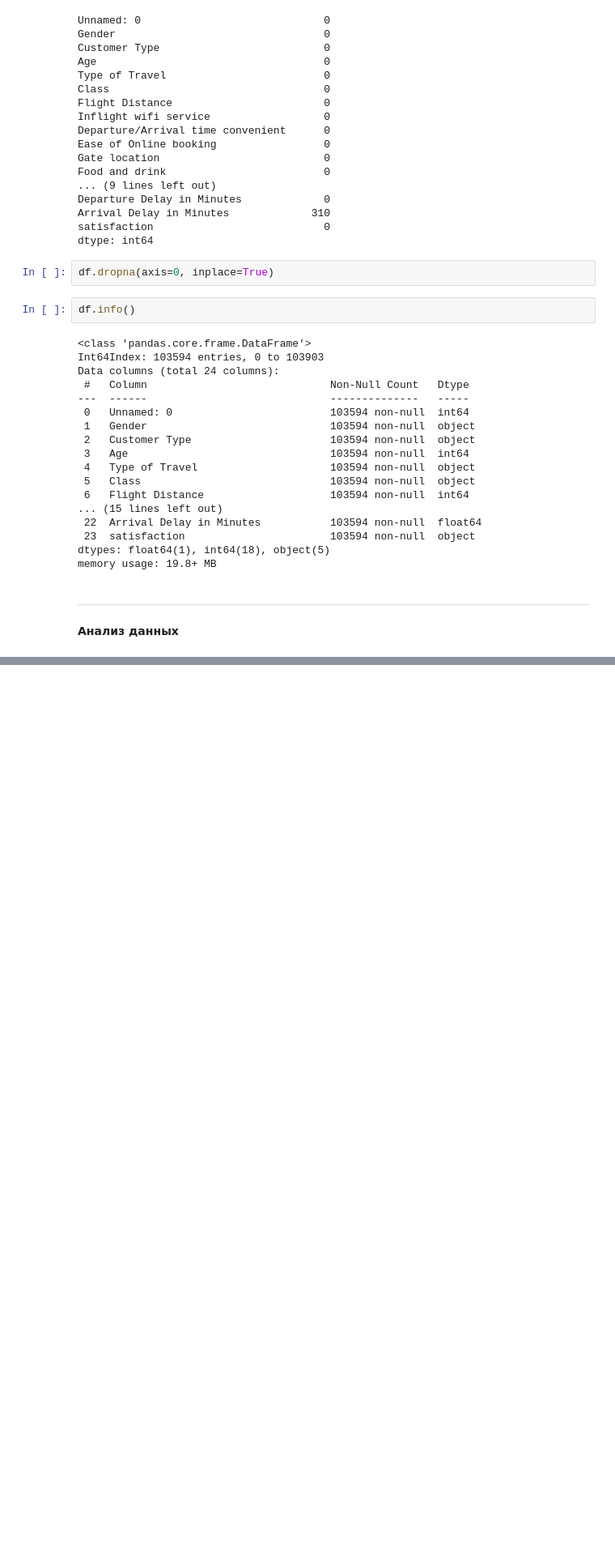
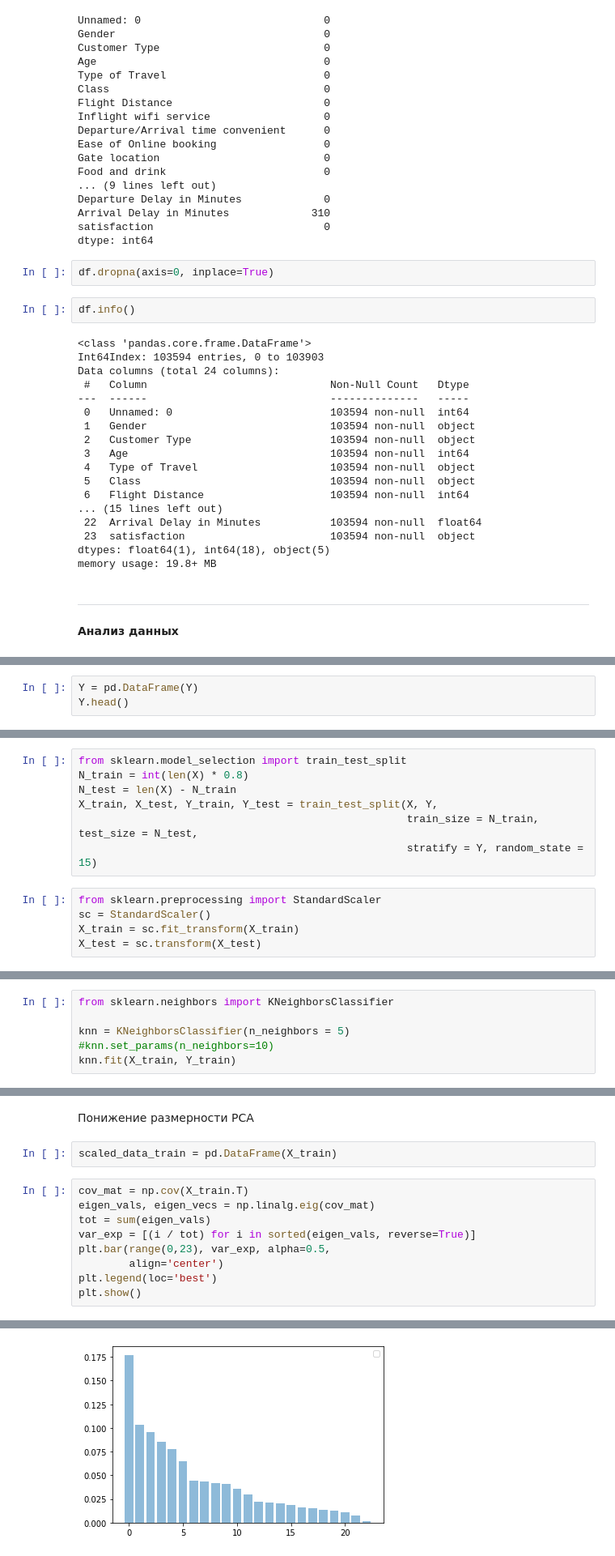
Before and after one commit to ZeR018/ML23, a Jupyter notebook: Airline_Passenger_Satisfaction.ipynb, the cells around one changed output, grey strips where cells are left out. Shown: that part at 81% size. Saved outputs shown, nothing was run; the diff lists cells and outputs as text; blank space fills up the shorter version.

```diff
--- a/Airline_Passenger_Satisfaction.ipynb
+++ b/Airline_Passenger_Satisfaction.ipynb
@@ -236,0 +329,3 @@ sns.heatmap(df.corr(),vmin=-1,vmax=1)
+# %%
+Y = pd.DataFrame(Y)
+Y.head()
@@ -236,0 +339,12 @@ sns.heatmap(df.corr(),vmin=-1,vmax=1)
+# %%
+from sklearn.model_selection import train_test_split
+N_train = int(len(X) * 0.8)
+N_test = len(X) - N_train
+X_train, X_test, Y_train, Y_test = train_test_split(X, Y,
+                                                    train_size = N_train, test_size = N_test,
+                                                    stratify = Y, random_state = 15)
+# %%
+from sklearn.preprocessing import StandardScaler
+sc = StandardScaler()
+X_train = sc.fit_transform(X_train)
+X_test = sc.transform(X_test)
@@ -236,0 +353,6 @@ sns.heatmap(df.corr(),vmin=-1,vmax=1)
+# %%
+from sklearn.neighbors import KNeighborsClassifier
+
+knn = KNeighborsClassifier(n_neighbors = 5)
+#knn.set_params(n_neighbors=10)
+knn.fit(X_train, Y_train)
@@ -236,0 +371,14 @@ sns.heatmap(df.corr(),vmin=-1,vmax=1)
+# %% [markdown]
+Понижение размерности PCA
+# %%
+scaled_data_train = pd.DataFrame(X_train)
+# %%
+cov_mat = np.cov(X_train.T)
+eigen_vals, eigen_vecs = np.linalg.eig(cov_mat)
+tot = sum(eigen_vals)
+var_exp = [(i / tot) for i in sorted(eigen_vals, reverse=True)]
+plt.bar(range(0,23), var_exp, alpha=0.5,
+        align='center')
+plt.legend(loc='best')
+plt.show()
+# %% [output]
@@ -236,0 +386 @@ sns.heatmap(df.corr(),vmin=-1,vmax=1)
+[figure, added]
```
Also changed, not shown: parts of 64 cells of this notebook.
